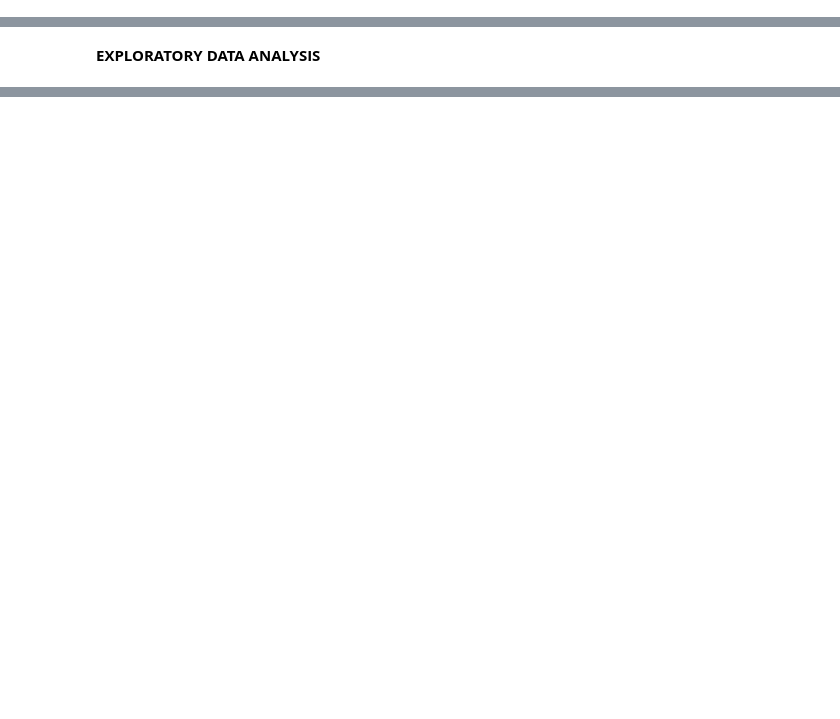
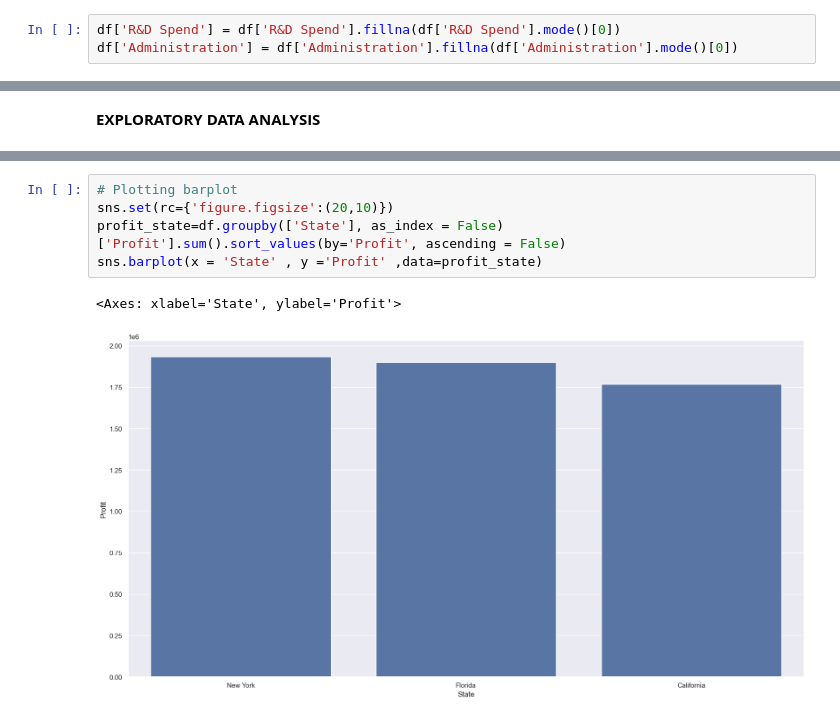
Before and after one commit to Prakharsingh-akgec/MLCOE-task2, a Jupyter notebook: Regression.ipynb, the cells around one changed output, grey strips where cells are left out. Drawn from its saved outputs; the diff is of its cells as text; blank space fills up the shorter version.

```diff
--- a/Regression.ipynb
+++ b/Regression.ipynb
@@ -64,3 +84,6 @@ Marketing Spend     0
 State               0
 Profit              0
 dtype: int64
+# %%
+df['R&D Spend'] = df['R&D Spend'].fillna(df['R&D Spend'].mode()[0])
+df['Administration'] = df['Administration'].fillna(df['Administration'].mode()[0])
@@ -68,0 +109,8 @@ dtype: int64
+# %%
+# Plotting barplot
+sns.set(rc={'figure.figsize':(20,10)})
+profit_state=df.groupby(['State'], as_index = False)['Profit'].sum().sort_values(by='Profit', ascending = False)
+sns.barplot(x = 'State' , y ='Profit' ,data=profit_state)
+# %% [output]
+<Axes: xlabel='State', ylabel='Profit'>
+[figure, added]
```
Also changed, not shown: parts of 8 cells of this notebook.
